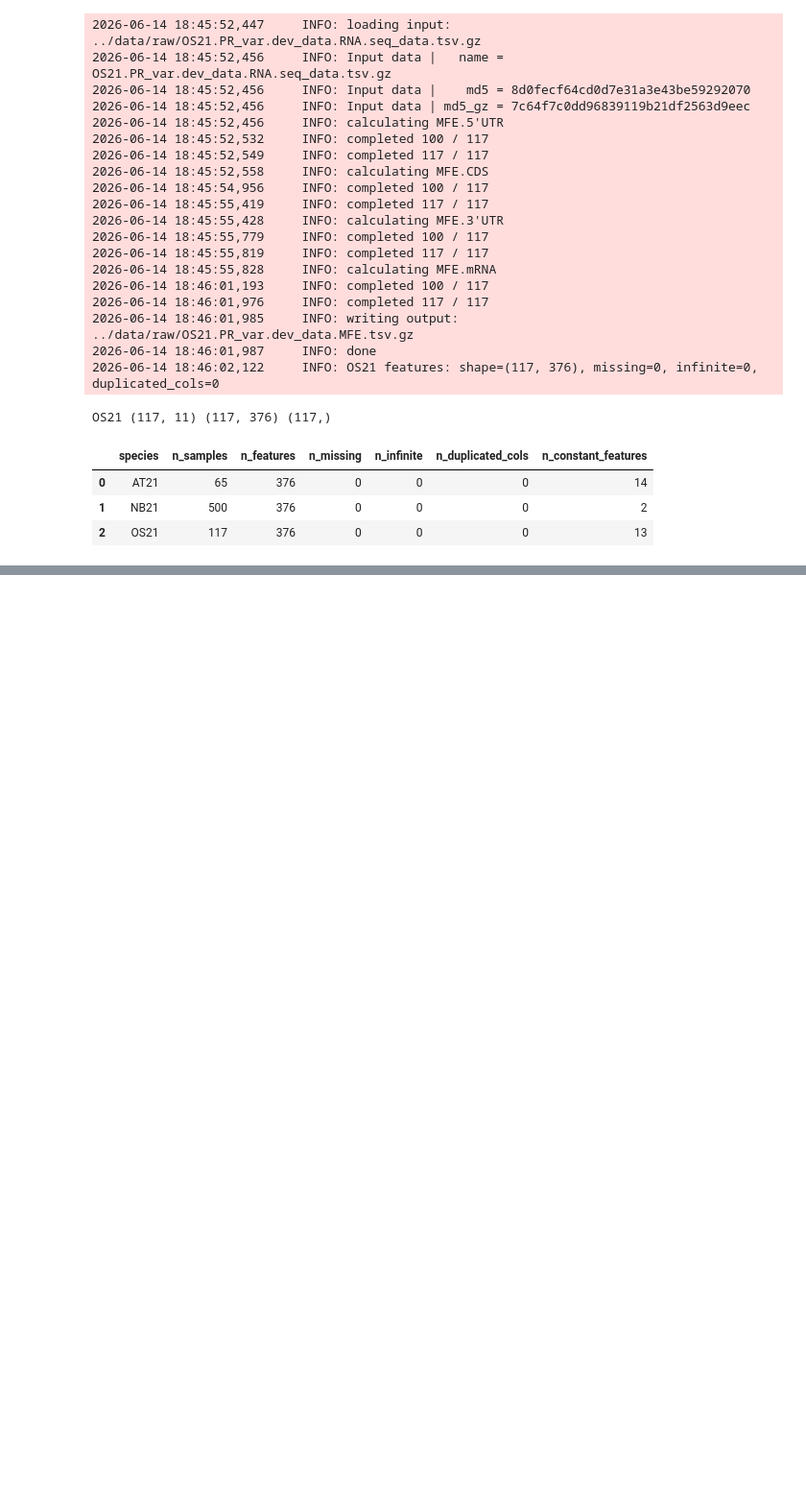
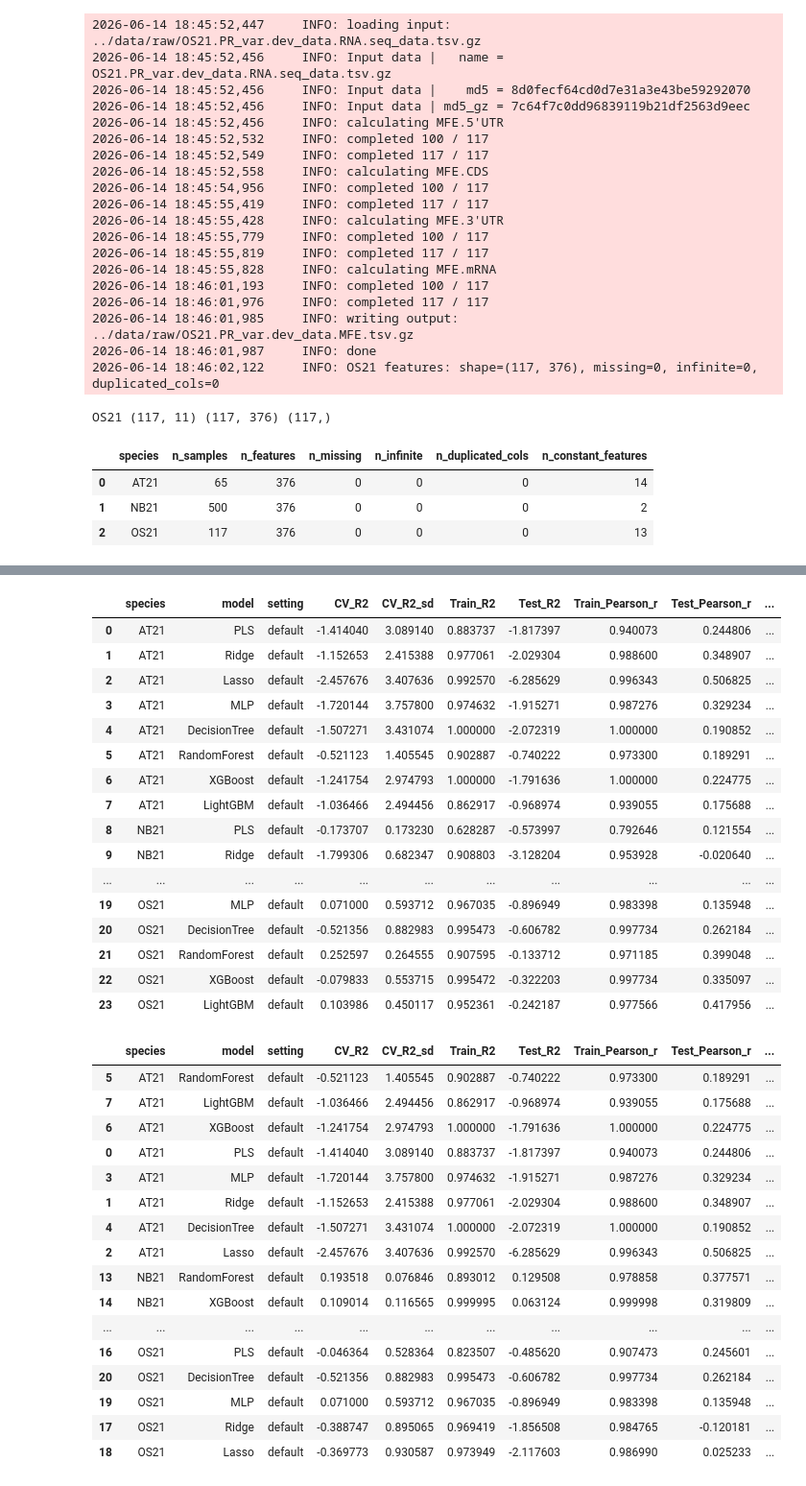
Before and after one commit to ih-11/regression, a Jupyter notebook: notebooks/benchmark.ipynb, the cells around one changed output, grey strips where cells are left out. Shown at 96% size. Cells and saved outputs as stored; diff of their text form; code cells hidden in the pictures; blank space fills up the shorter version.

```diff
--- a/notebooks/benchmark.ipynb
+++ b/notebooks/benchmark.ipynb
@@ -1163,0 +1488,28 @@ def detect_outliers(
+# %%
+# ============================================
+# Run default benchmark: all species × all models
+# ============================================
+
+default_results = []
+
+for species in species_config:
+    for model_name, model in get_default_models(random_state=random_state, n_jobs=n_jobs).items():
+        logger.info("Running default model: species=%s, model=%s", species, model_name)
+
+        result = run_default_model(
+            species=species,
+            model_name=model_name,
+            model=model,
+            prepared=prepared_data[species],
+            k_cv=k_cv,
+            n_jobs=n_jobs,
+        )
+
+        default_results.append(result)
+
+default_results_df = pd.DataFrame(default_results)
+
+display(default_results_df)
+
+default_results_df.sort_values(["species", "Test_R2"], ascending=[True, False])
+# %% [output]
@@ -1163,0 +1533,34 @@ def detect_outliers(
+|  | species | model | setting | CV_R2 | CV_R2_sd | Train_R2 | Test_R2 | Train_Pearson_r | Test_Pearson_r | ... |
+| 0 | AT21 | PLS | default | -1.414040 | 3.089140 | 0.883737 | -1.817397 | 0.940073 | 0.244806 | ... |
+| 1 | AT21 | Ridge | default | -1.152653 | 2.415388 | 0.977061 | -2.029304 | 0.988600 | 0.348907 | ... |
+| 2 | AT21 | Lasso | default | -2.457676 | 3.407636 | 0.992570 | -6.285629 | 0.996343 | 0.506825 | ... |
+| 3 | AT21 | MLP | default | -1.720144 | 3.757800 | 0.974632 | -1.915271 | 0.987276 | 0.329234 | ... |
+| 4 | AT21 | DecisionTree | default | -1.507271 | 3.431074 | 1.000000 | -2.072319 | 1.000000 | 0.190852 | ... |
+| 5 | AT21 | RandomForest | default | -0.521123 | 1.405545 | 0.902887 | -0.740222 | 0.973300 | 0.189291 | ... |
+| 6 | AT21 | XGBoost | default | -1.241754 | 2.974793 | 1.000000 | -1.791636 | 1.000000 | 0.224775 | ... |
+| 7 | AT21 | LightGBM | default | -1.036466 | 2.494456 | 0.862917 | -0.968974 | 0.939055 | 0.175688 | ... |
+| 8 | NB21 | PLS | default | -0.173707 | 0.173230 | 0.628287 | -0.573997 | 0.792646 | 0.121554 | ... |
+| 9 | NB21 | Ridge | default | -1.799306 | 0.682347 | 0.908803 | -3.128204 | 0.953928 | -0.020640 | ... |
+| ... | ... | ... | ... | ... | ... | ... | ... | ... | ... | ... |
+| 19 | OS21 | MLP | default | 0.071000 | 0.593712 | 0.967035 | -0.896949 | 0.983398 | 0.135948 | ... |
+| 20 | OS21 | DecisionTree | default | -0.521356 | 0.882983 | 0.995473 | -0.606782 | 0.997734 | 0.262184 | ... |
+| 21 | OS21 | RandomForest | default | 0.252597 | 0.264555 | 0.907595 | -0.133712 | 0.971185 | 0.399048 | ... |
+| 22 | OS21 | XGBoost | default | -0.079833 | 0.553715 | 0.995472 | -0.322203 | 0.997734 | 0.335097 | ... |
+| 23 | OS21 | LightGBM | default | 0.103986 | 0.450117 | 0.952361 | -0.242187 | 0.977566 | 0.417956 | ... |
+|  | species | model | setting | CV_R2 | CV_R2_sd | Train_R2 | Test_R2 | Train_Pearson_r | Test_Pearson_r | ... |
+| 5 | AT21 | RandomForest | default | -0.521123 | 1.405545 | 0.902887 | -0.740222 | 0.973300 | 0.189291 | ... |
+| 7 | AT21 | LightGBM | default | -1.036466 | 2.494456 | 0.862917 | -0.968974 | 0.939055 | 0.175688 | ... |
+| 6 | AT21 | XGBoost | default | -1.241754 | 2.974793 | 1.000000 | -1.791636 | 1.000000 | 0.224775 | ... |
+| 0 | AT21 | PLS | default | -1.414040 | 3.089140 | 0.883737 | -1.817397 | 0.940073 | 0.244806 | ... |
+| 3 | AT21 | MLP | default | -1.720144 | 3.757800 | 0.974632 | -1.915271 | 0.987276 | 0.329234 | ... |
+| 1 | AT21 | Ridge | default | -1.152653 | 2.415388 | 0.977061 | -2.029304 | 0.988600 | 0.348907 | ... |
+| 4 | AT21 | DecisionTree | default | -1.507271 | 3.431074 | 1.000000 | -2.072319 | 1.000000 | 0.190852 | ... |
+| 2 | AT21 | Lasso | default | -2.457676 | 3.407636 | 0.992570 | -6.285629 | 0.996343 | 0.506825 | ... |
+| 13 | NB21 | RandomForest | default | 0.193518 | 0.076846 | 0.893012 | 0.129508 | 0.978858 | 0.377571 | ... |
+| 14 | NB21 | XGBoost | default | 0.109014 | 0.116565 | 0.999995 | 0.063124 | 0.999998 | 0.319809 | ... |
+| ... | ... | ... | ... | ... | ... | ... | ... | ... | ... | ... |
+| 16 | OS21 | PLS | default | -0.046364 | 0.528364 | 0.823507 | -0.485620 | 0.907473 | 0.245601 | ... |
+| 20 | OS21 | DecisionTree | default | -0.521356 | 0.882983 | 0.995473 | -0.606782 | 0.997734 | 0.262184 | ... |
+| 19 | OS21 | MLP | default | 0.071000 | 0.593712 | 0.967035 | -0.896949 | 0.983398 | 0.135948 | ... |
+| 17 | OS21 | Ridge | default | -0.388747 | 0.895065 | 0.969419 | -1.856508 | 0.984765 | -0.120181 | ... |
+| 18 | OS21 | Lasso | default | -0.369773 | 0.930587 | 0.973949 | -2.117603 | 0.986990 | 0.025233 | ... |
```
Also changed, not shown: parts of 8 cells of this notebook.
